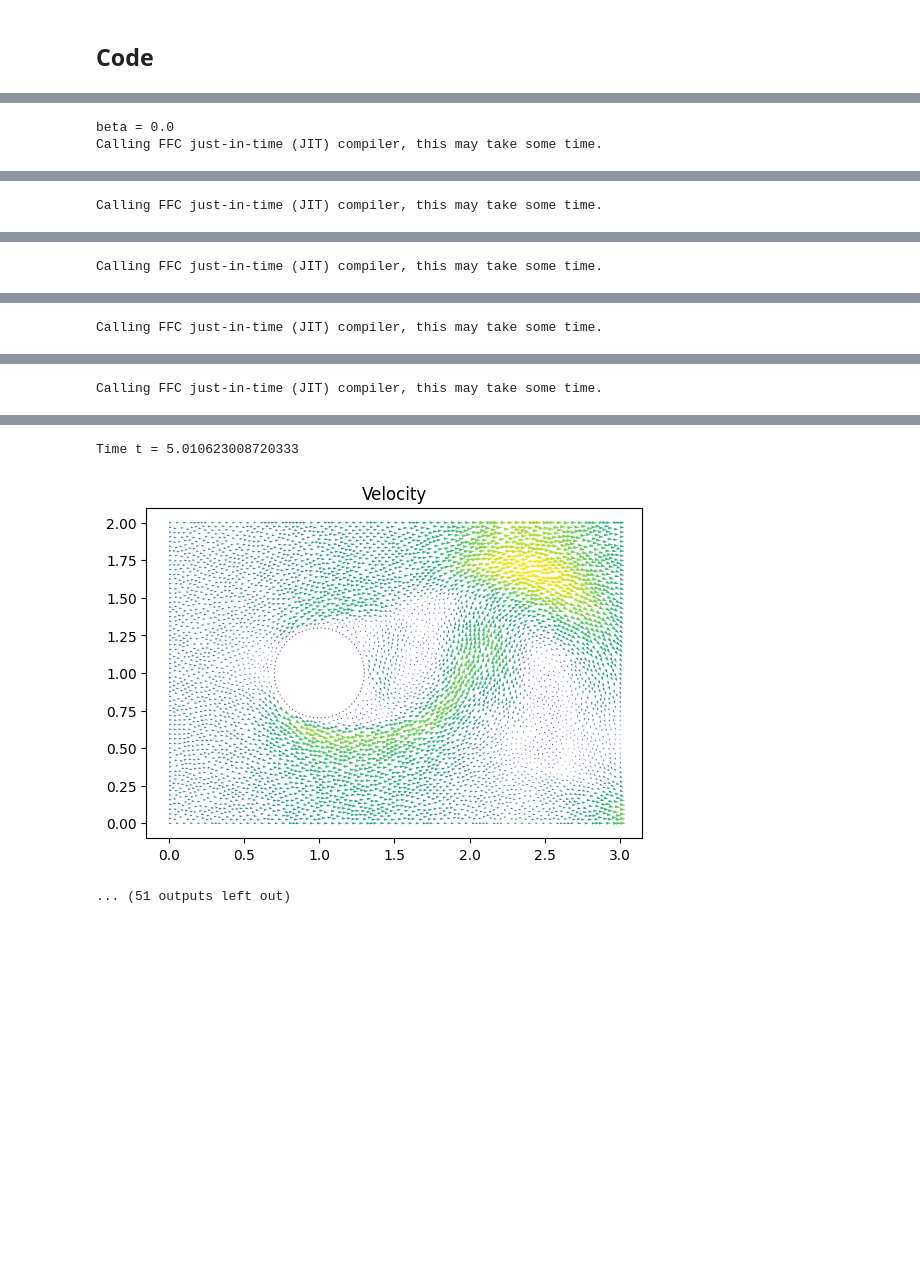
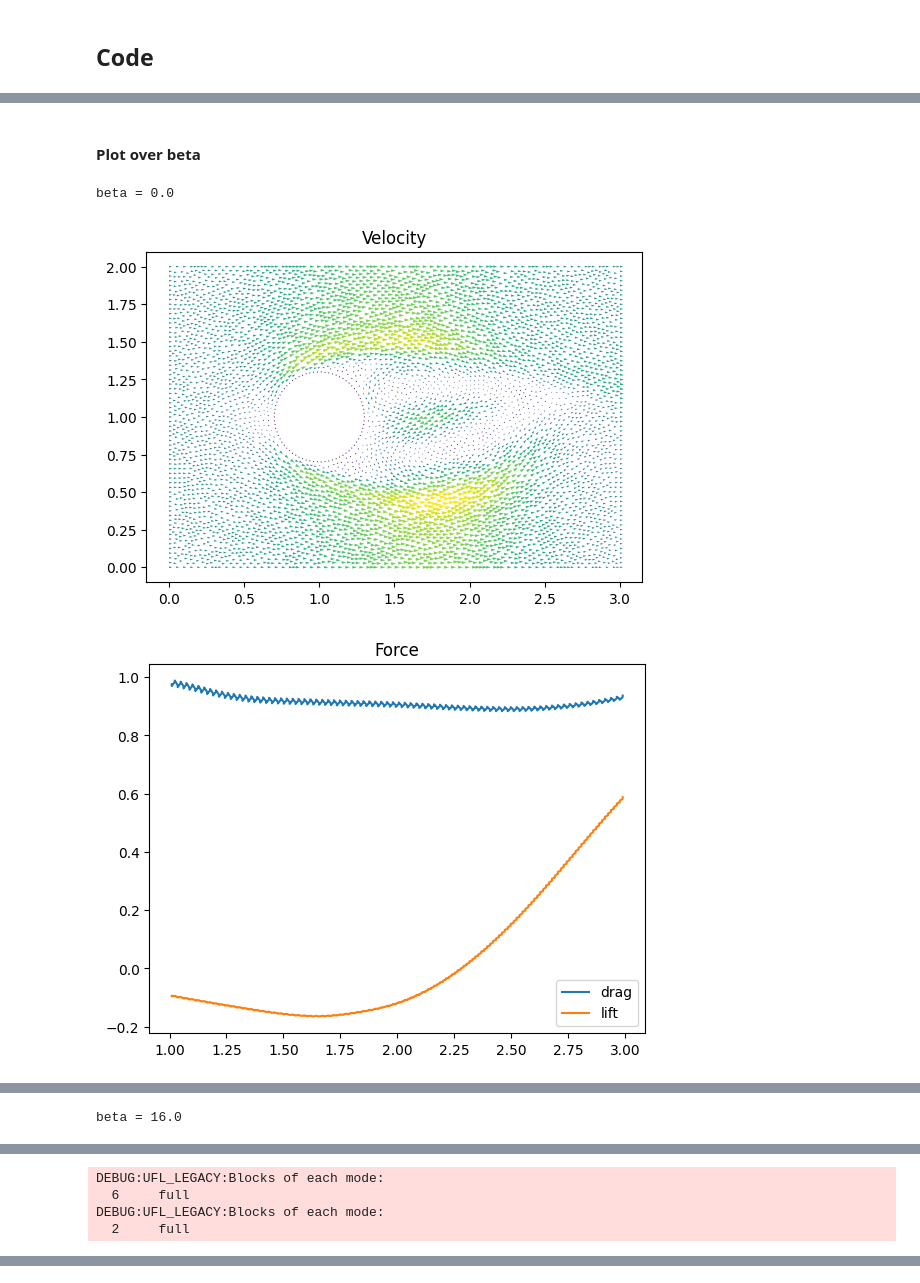
Before and after one commit to pouvelenc/DD2365-aflum, a Jupyter notebook: adaptive_slip_NS.ipynb, the cells around one changed output, grey strips where cells are left out. Drawn from its saved outputs; the diff is of its cells as text; code cells hidden in the pictures; blank space fills up the shorter version.

```diff
--- a/adaptive_slip_NS.ipynb
+++ b/adaptive_slip_NS.ipynb
@@ -97,5 +93,7 @@ adapt_step = 0
+# %% [markdown]
+#### **Plot over beta**
 # %%
-beta_list = [0.0, 2.0, 4.0, 8.0, 16.0, 32.0, 64.0, 128.0]
+beta_list = [0.0, 4.0, 16.0, 64.0, 128.0, 256.0]
 average_lift = []
 variance_lift = []
 
@@ -152,11 +150,8 @@ for beta in beta_list:
 
   pin = Expression('5.0*fabs(sin(t))', element = Q.ufl_element(), t=0.0)
   pout = 0.0
-  #bcp0 = DirichletBC(Q, pin, dbc_left)
   bcp1 = DirichletBC(Q, pout, dbc_right)
 
-  #bcu = [bcu_in0, bcu_in1, bcu_upp0, bcu_upp1, bcu_low0, bcu_low1, bcu_obj0, bcu_obj1]
-  #bcu = [bcu_in0, bcu_in1, bcu_upp1, bcu_low1, bcu_obj0, bcu_obj1]
   bcu = [bcu_in0, bcu_in1, bcu_upp1, bcu_low1]
   bcp = [bcp1]
 
@@ -200,7 +195,7 @@ for beta in beta_list:
   omega = 1.0
 
   # angular (tangential) velocity
-  u_t = 2.0
+  u_t = 4.0
 
   # Smagorinsky model (simplified)
   C_t = 1.0e-2
@@ -270,11 +265,6 @@ for beta in beta_list:
   D = 2*rc
   normalization = -2.0/D
 
-
-  # Set plot frequency
-  plot_time = 5
-  plot_freq = 1
-
   # Force computation data
   force_array_D = np.array(0.0)
   force_array_D = np.delete(force_array_D, 0)
@@ -286,12 +276,9 @@ for beta in beta_list:
 
 
   # Time stepping
-  T = 5.1
+  T = 3
   t = dt
   while t < T + DOLFIN_EPS:
-
-      #s = 'Time t = ' + repr(t)
-      #print(s)
 
       pin.t = t
       #uin.t = t
@@ -312,58 +299,51 @@ for beta in beta_list:
           # Assemble continuity matrix and vector
           Ap = assemble(ap)
           bp = assemble(Lp)
 
           # Compute pressure solution
           [bc.apply(Ap, bp) for bc in bcp]
           [bc.apply(p1.vector()) for bc in bcp]
           solve(Ap, p1.vector(), bp, "bicgstab", prec)
 
           # Compute force
           F_D = assemble(Force_D)
           F_L = assemble(Force_L)
           if (t > start_sample_time):
             force_array_D = np.append(force_array_D, normalization*F_D)
             force_array_L = np.append(force_array_L, normalization*F_L)
             time = np.append(time, t)
 
           k += 1
 
-      if t > plot_time:
-
-          s = 'Time t = ' + repr(t)
-          print(s)
-
-          # Plot solution
-          plt.figure()
-          plot(u1, title="Velocity")
-
-          #plt.figure()
-          #plot(p1, title="Pressure")
-
-          plot_time += T/plot_freq
-
-          plt.show()
-
-          plt.figure()
-          plt.title("Force")
-          plt.plot(time, force_array_D, label="drag")
-          plt.plot(time, force_array_L, label="lift")
-          plt.legend()
-          plt.show()
-
-          average_lift.append(- np.mean(force_array_L))
-          variance_lift.append(np.var(force_array_L))
-
       # Update time step
       u0.assign(u1)
       t += dt
 
+  # Plot solution
+  plt.figure()
+  plot(u1, title="Velocity")
+
+  plot_time += T/plot_freq
+
+  plt.show()
+
+  plt.figure()
+  plt.title("Force")
+  plt.plot(time, force_array_D, label="drag")
+  plt.plot(time, force_array_L, label="lift")
+  plt.legend()
+  plt.show()
+
+  average_lift.append(- np.mean(force_array_L))
+  variance_lift.append(np.var(force_array_L))
+
 plt.figure()
 plt.title("average lift force")
 plt.plot(beta_list, average_lift, label='avg lift')
-plt.plot(beta_list, variance_lift, label='var')
+plt.plot(beta_list, variance_lift, label='variance')
 plt.legend()
 plt.show()
 # %% [output]
 beta = 0.0
-Calling FFC just-in-time (JIT) compiler, this may take some time.
+[figure, new version]
+[figure, added]
@@ -387 +353 @@ INFO:FFC:FFC finished in 0.32095 seconds.
-Calling FFC just-in-time (JIT) compiler, this may take some time.
+beta = 16.0
@@ -405 +357,4 @@ INFO:FFC:FFC finished in 0.228754 seconds.
-Calling FFC just-in-time (JIT) compiler, this may take some time.
+DEBUG:UFL_LEGACY:Blocks of each mode:
+  6     full
+DEBUG:UFL_LEGACY:Blocks of each mode:
+  2     full
@@ -423 +362,0 @@ INFO:FFC:FFC finished in 0.150843 seconds.
-Calling FFC just-in-time (JIT) compiler, this may take some time.
@@ -441 +362,0 @@ INFO:FFC:FFC finished in 0.136621 seconds.
-Calling FFC just-in-time (JIT) compiler, this may take some time.
@@ -459,3 +362,0 @@ INFO:FFC:FFC finished in 0.11664 seconds.
-Time t = 5.010623008720333
-[figure, old version]
-... (51 outputs left out)
```
Also changed, not shown: parts of 5 cells of this notebook.
